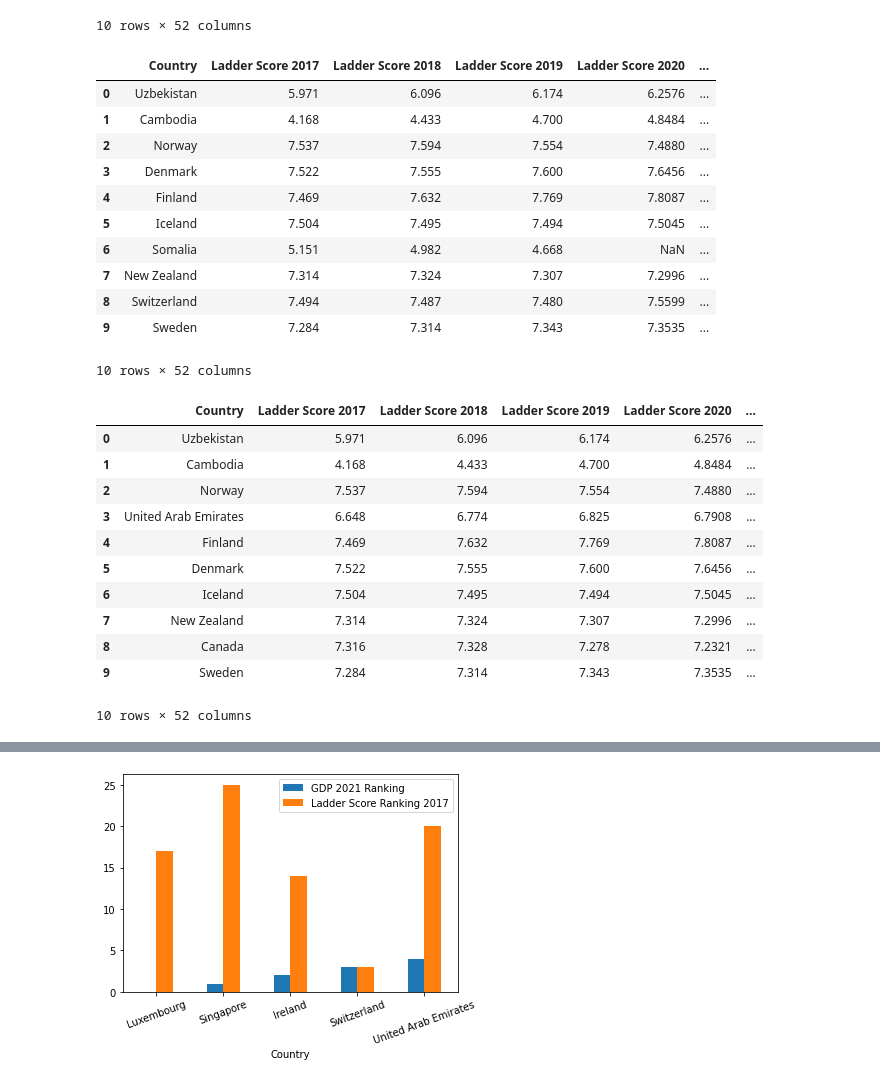
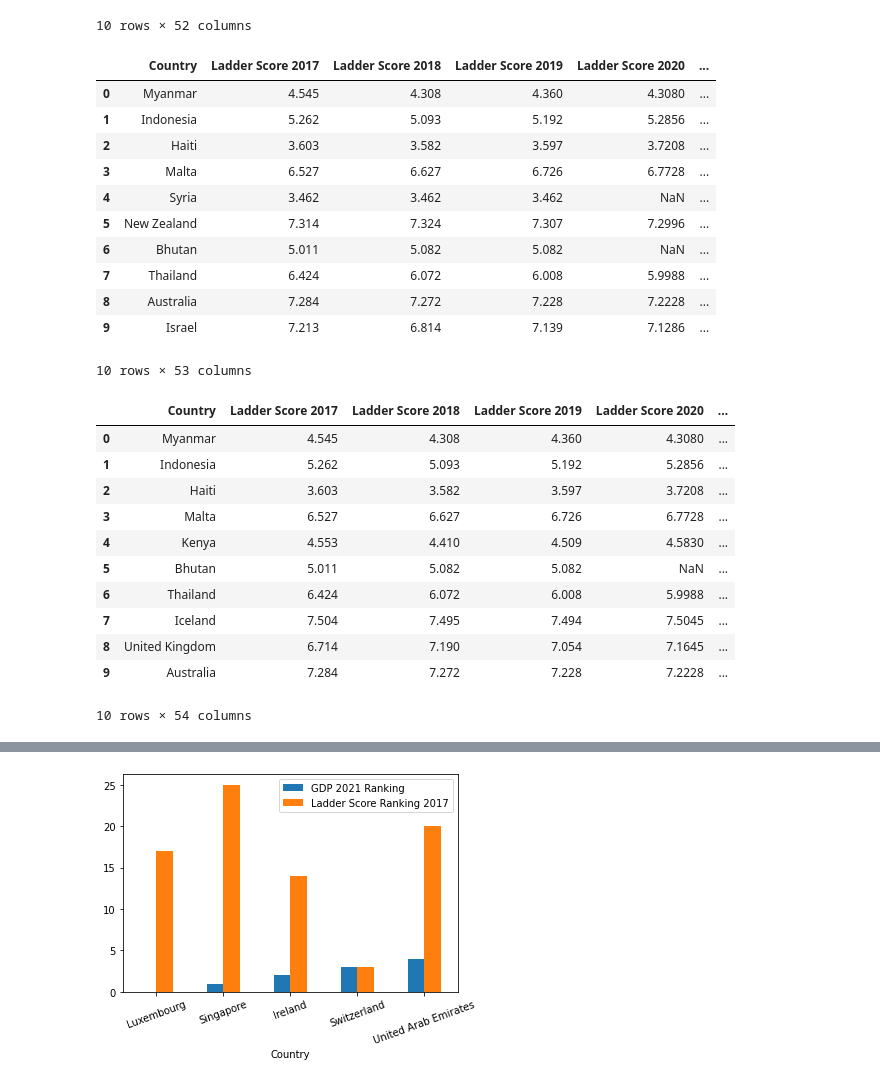
Before and after one commit to Ryan-Malin/TeamHappinessMain, a Jupyter notebook: RyanFromRamya.ipynb, the cells around one changed output, grey strips where cells are left out. Saved outputs shown, nothing was run; the diff lists cells and outputs as text; code cells hidden in the pictures.

```diff
--- a/RyanFromRamya.ipynb
+++ b/RyanFromRamya.ipynb
@@ -379,9 +426,12 @@ Combined.head(10)
 | 9 | Sweden | 7.284 | 7.314 | 7.343 | 7.3535 | ... |
 10 rows × 48 columns
 # %%
-Combined = Combined.sort_values("Freedom 2018", ascending=False).reset_index(drop=True)
+#this sorts by the Freedom of 2019, resets the index,
+# and puts the index humber as the "Freedom Ranking 2019" column.
 
-Combined["Freedom Ranking 2018"]= Combined.index
+Combined = Combined.sort_values("Freedom 2019", ascending=False).reset_index(drop=True)
+
+Combined["Freedom Ranking 2019"]= Combined.index
 
 
 
@@ -484,45 +522,51 @@ Combined.head(10)
 | 9 | Australia | 7.284 | 7.272 | 7.228 | 7.2228 | ... |
 10 rows × 52 columns
 # %%
-Combined = Combined.sort_values("Freedom 2018", ascending=False).reset_index(drop=True)
+#this sorts by the Generosity of 2018, resets the index,
+# and puts the index humber as the "Generosity Ranking 2018" column.
 
-Combined["Freedom Ranking 2018"]= Combined.index
+Combined = Combined.sort_values("Generosity 2018", ascending=False).reset_index(drop=True)
+
+Combined["Generosity Ranking 2018"]= Combined.index
 
 
 
 Combined.head(10)
 # %% [output]
 |  | Country | Ladder Score 2017 | Ladder Score 2018 | Ladder Score 2019 | Ladder Score 2020 | ... |
-| 0 | Uzbekistan | 5.971 | 6.096 | 6.174 | 6.2576 | ... |
-| 1 | Cambodia | 4.168 | 4.433 | 4.700 | 4.8484 | ... |
-| 2 | Norway | 7.537 | 7.594 | 7.554 | 7.4880 | ... |
-| 3 | Denmark | 7.522 | 7.555 | 7.600 | 7.6456 | ... |
-| 4 | Finland | 7.469 | 7.632 | 7.769 | 7.8087 | ... |
-| 5 | Iceland | 7.504 | 7.495 | 7.494 | 7.5045 | ... |
-| 6 | Somalia | 5.151 | 4.982 | 4.668 | NaN | ... |
-| 7 | New Zealand | 7.314 | 7.324 | 7.307 | 7.2996 | ... |
-| 8 | Switzerland | 7.494 | 7.487 | 7.480 | 7.5599 | ... |
-| 9 | Sweden | 7.284 | 7.314 | 7.343 | 7.3535 | ... |
+| 0 | Myanmar | 4.545 | 4.308 | 4.360 | 4.3080 | ... |
+| 1 | Indonesia | 5.262 | 5.093 | 5.192 | 5.2856 | ... |
+| 2 | Haiti | 3.603 | 3.582 | 3.597 | 3.7208 | ... |
+| 3 | Malta | 6.527 | 6.627 | 6.726 | 6.7728 | ... |
+| 4 | Syria | 3.462 | 3.462 | 3.462 | NaN | ... |
+| 5 | New Zealand | 7.314 | 7.324 | 7.307 | 7.2996 | ... |
+| 6 | Bhutan | 5.011 | 5.082 | 5.082 | NaN | ... |
+| 7 | Thailand | 6.424 | 6.072 | 6.008 | 5.9988 | ... |
+| 8 | Australia | 7.284 | 7.272 | 7.228 | 7.2228 | ... |
+| 9 | Israel | 7.213 | 6.814 | 7.139 | 7.1286 | ... |
-10 rows × 52 columns
+10 rows × 53 columns
 # %%
-Combined = Combined.sort_values("Freedom 2019", ascending=False).reset_index(drop=True)
+#this sorts by the Generosity of 2019, resets the index,
+# and puts the index humber as the "Generosity Ranking 2019" column.
 
-Combined["Freedom Ranking 2019"]= Combined.index
+Combined = Combined.sort_values("Generosity 2019", ascending=False).reset_index(drop=True)
+
+Combined["Generosity Ranking 2019"]= Combined.index
 
 
 
 Combined.head(10)
 # %% [output]
 |  | Country | Ladder Score 2017 | Ladder Score 2018 | Ladder Score 2019 | Ladder Score 2020 | ... |
-| 0 | Uzbekistan | 5.971 | 6.096 | 6.174 | 6.2576 | ... |
-| 1 | Cambodia | 4.168 | 4.433 | 4.700 | 4.8484 | ... |
-| 2 | Norway | 7.537 | 7.594 | 7.554 | 7.4880 | ... |
-| 3 | United Arab Emirates | 6.648 | 6.774 | 6.825 | 6.7908 | ... |
-| 4 | Finland | 7.469 | 7.632 | 7.769 | 7.8087 | ... |
-| 5 | Denmark | 7.522 | 7.555 | 7.600 | 7.6456 | ... |
-| 6 | Iceland | 7.504 | 7.495 | 7.494 | 7.5045 | ... |
-| 7 | New Zealand | 7.314 | 7.324 | 7.307 | 7.2996 | ... |
-| 8 | Canada | 7.316 | 7.328 | 7.278 | 7.2321 | ... |
-| 9 | Sweden | 7.284 | 7.314 | 7.343 | 7.3535 | ... |
+| 0 | Myanmar | 4.545 | 4.308 | 4.360 | 4.3080 | ... |
+| 1 | Indonesia | 5.262 | 5.093 | 5.192 | 5.2856 | ... |
+| 2 | Haiti | 3.603 | 3.582 | 3.597 | 3.7208 | ... |
+| 3 | Malta | 6.527 | 6.627 | 6.726 | 6.7728 | ... |
+| 4 | Kenya | 4.553 | 4.410 | 4.509 | 4.5830 | ... |
+| 5 | Bhutan | 5.011 | 5.082 | 5.082 | NaN | ... |
+| 6 | Thailand | 6.424 | 6.072 | 6.008 | 5.9988 | ... |
+| 7 | Iceland | 7.504 | 7.495 | 7.494 | 7.5045 | ... |
+| 8 | United Kingdom | 6.714 | 7.190 | 7.054 | 7.1645 | ... |
+| 9 | Australia | 7.284 | 7.272 | 7.228 | 7.2228 | ... |
-10 rows × 52 columns
+10 rows × 54 columns
 # %%
```
Also changed, not shown: parts of 40 cells of this notebook, 5 other files.
